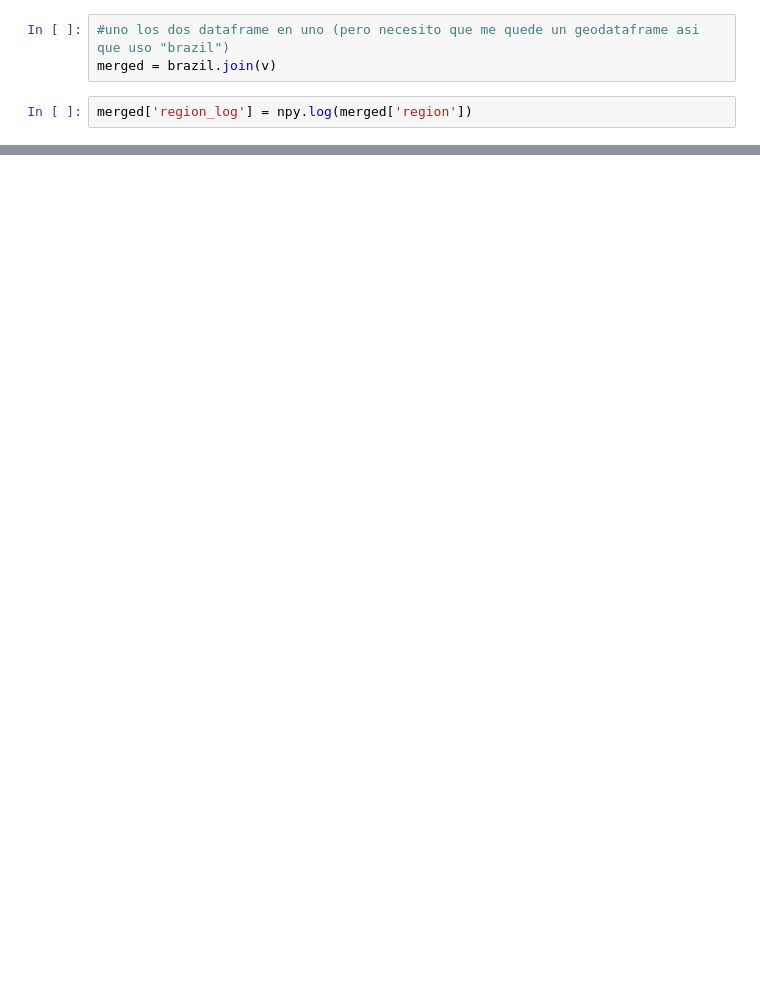
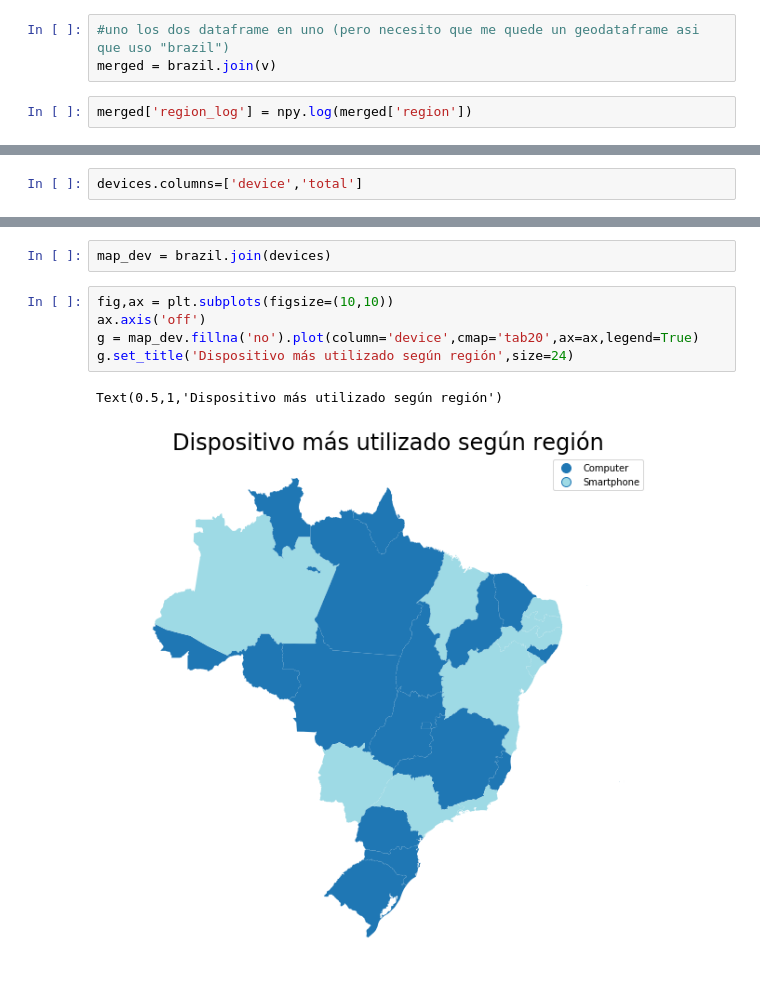
Before and after one commit to javier2409/TP1Datos2C2018, a Jupyter notebook: Mapa de brasil.ipynb, the cells around one changed output, grey strips where cells are left out. Saved outputs shown, nothing was run; the diff lists cells and outputs as text; blank space fills up the shorter version.

```diff
--- a/Mapa de brasil.ipynb
+++ b/Mapa de brasil.ipynb
@@ -104,0 +131,2 @@ merged.fillna(0).plot(column='region',cmap='Blues',ax=ax)
+# %%
+devices.columns=['device','total']
@@ -104,0 +143,10 @@ merged.fillna(0).plot(column='region',cmap='Blues',ax=ax)
+# %%
+map_dev = brazil.join(devices)
+# %%
+fig,ax = plt.subplots(figsize=(10,10))
+ax.axis('off')
+g = map_dev.fillna('no').plot(column='device',cmap='tab20',ax=ax,legend=True)
+g.set_title('Dispositivo más utilizado según región',size=24)
+# %% [output]
+Text(0.5,1,'Dispositivo más utilizado según región')
+[figure, added]
```
Also changed, not shown: parts of 7 cells of this notebook.
